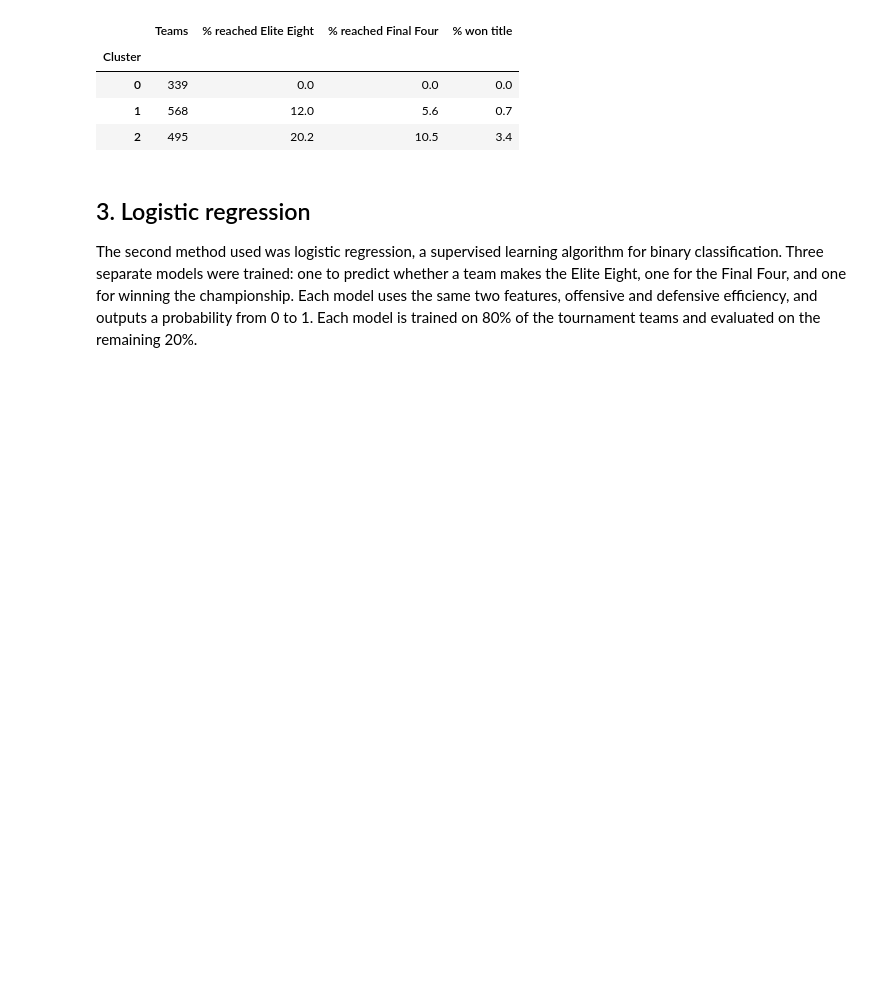
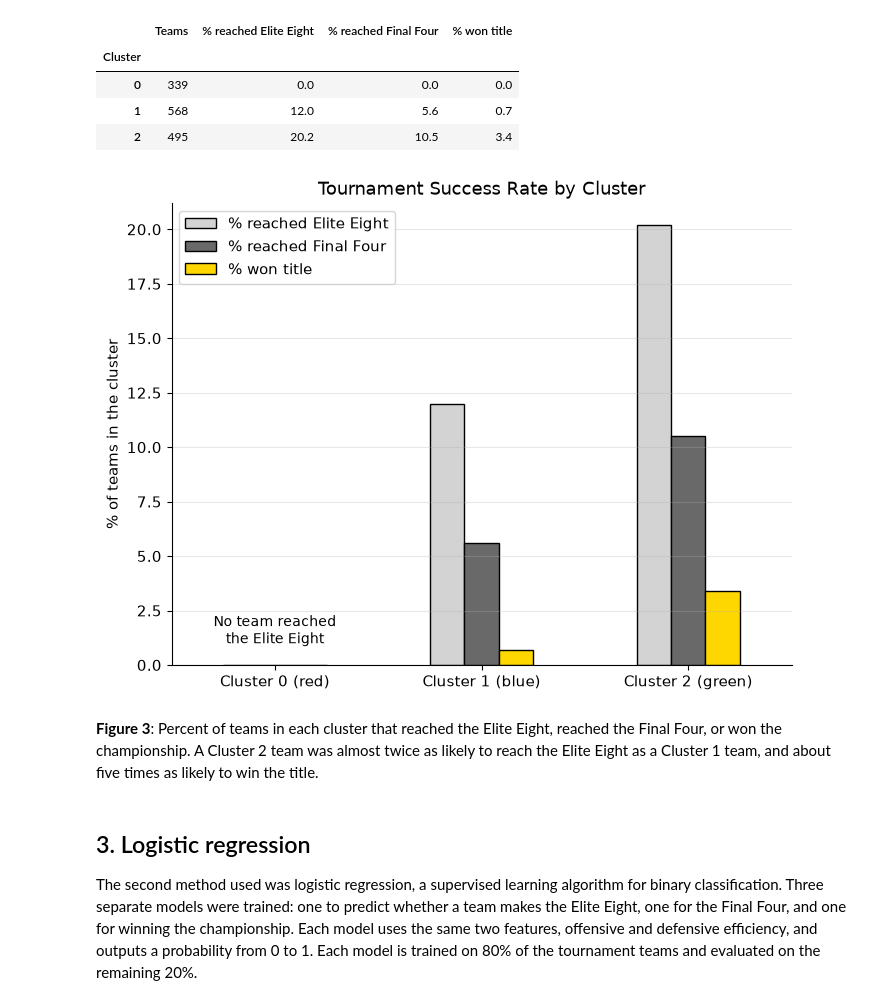
Before and after one commit to ColeDiGregorio/march-madness-analysis, a Jupyter notebook: march_madness.ipynb, the cells around one changed output. Saved outputs shown, nothing was run; the diff lists cells and outputs as text; code cells hidden in the pictures; blank space fills up the shorter version.

```diff
--- a/march_madness.ipynb
+++ b/march_madness.ipynb
@@ -221,6 +237,24 @@ success_rate
 | 0 | 339 | 0.0 | 0.0 | 0.0 |
 | 1 | 568 | 12.0 | 5.6 | 0.7 |
 | 2 | 495 | 20.2 | 10.5 | 3.4 |
+# %%
+round_colors = ["lightgray", "dimgray", "gold"]
+
+ax = success_rate.drop(columns="Teams").plot(kind="bar", color=round_colors, edgecolor="black", rot=0)
+ax.set_xticklabels(["Cluster 0 (red)", "Cluster 1 (blue)", "Cluster 2 (green)"])
+ax.set_xlabel("")
+ax.set_ylabel("% of teams in the cluster")
+ax.set_title("Tournament Success Rate by Cluster")
+ax.text(0, 1, "No team reached\nthe Elite Eight", ha="center", fontsize=10)
+ax.grid(axis="x", visible=False)
+plt.savefig("figures/figure3_success_by_cluster.png", dpi=150, bbox_inches="tight")
+plt.show()
+# %% [output]
+[figure, added]
+# %% [markdown]
+**Figure 3**: Percent of teams in each cluster that reached the Elite Eight, reached the Final Four, or won the
+championship. A Cluster 2 team was almost twice as likely to reach the Elite Eight as a Cluster 1 team, and about
+five times as likely to win the title.
 # %% [markdown]
 ## 3. Logistic regression
 The second method used was logistic regression, a supervised learning algorithm for binary classification.
```
Also changed, not shown: parts of 22 cells of this notebook, 8 other files.
